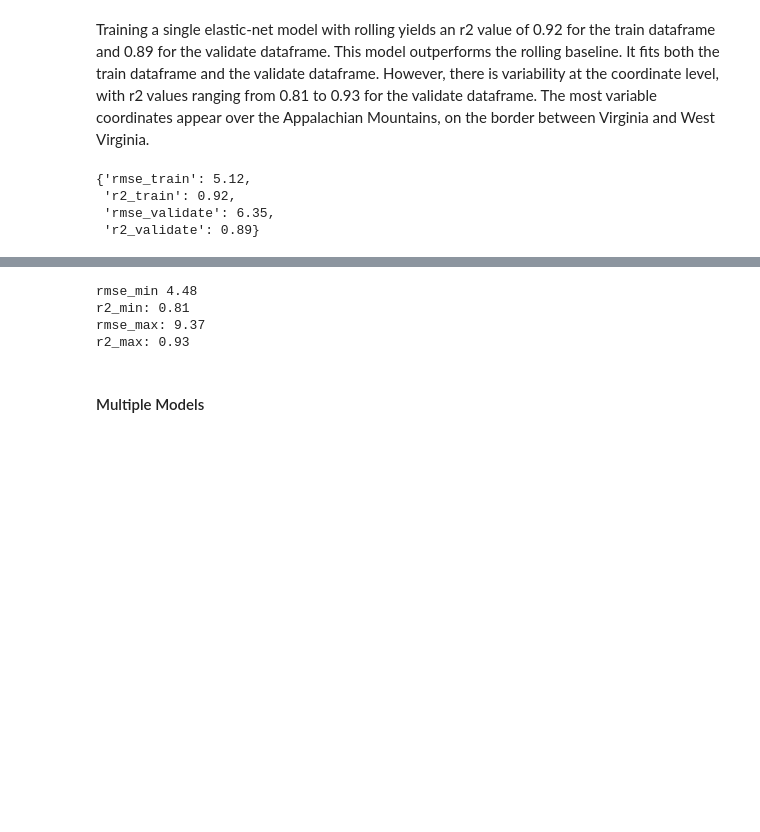
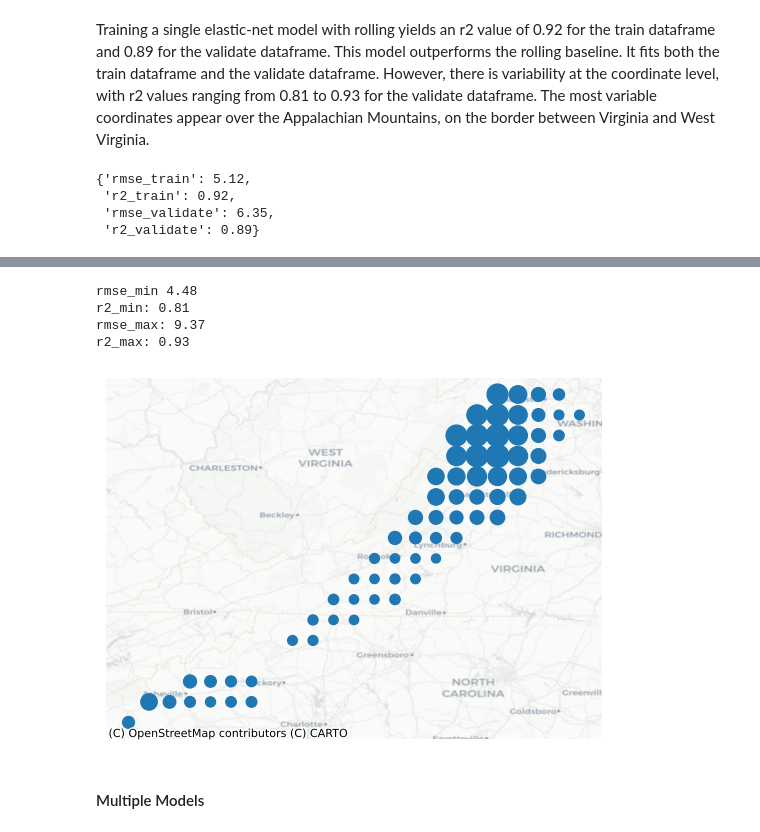
Before and after one commit to FixCarbon/um-mads, a Jupyter notebook: notebooks/train_model.ipynb, the cells around one changed output, grey strips where cells are left out. Cells and saved outputs as stored; diff of their text form; code cells hidden in the pictures; blank space fills up the shorter version.

```diff
--- a/notebooks/train_model.ipynb
+++ b/notebooks/train_model.ipynb
@@ -45,7 +47,7 @@ df_actuals = df_actuals[(df_actuals['lat'].isin(df_train['lat'])) & (df_actuals[
 # %% [markdown]
 ## Define Functions
 # %%
-def preprocess_data(df_train, df_validate, augment=False, rolling=False, window=30):
+def preprocess_data(df_train, df_validate, augment=False, rolling=False, window=30, function='min'):
     """
     Preprocess the training and validation dataframes.
 
@@ -65,12 +67,12 @@ def preprocess_data(df_train, df_validate, augment=False, rolling=False, window=
 
     if rolling:
         # Apply rolling window to the training data
-        df_train_processed = to_rolling(df_train_processed, window=window)
+        df_train_processed = to_rolling(df_train_processed, window=window, function=function)
 
         # Concatenate training and validation dataframes and apply rolling window
         df_concat = pd.concat([df_train, df_validate]).reset_index(drop=True)
         df_concat = df_concat[df_concat['time'] > pd.to_datetime(df_train['time'].max()) - pd.Timedelta(days=window)]
-        df_validate_processed = to_rolling(df_concat, window=window)
+        df_validate_processed = to_rolling(df_concat, window=window, function=function)
 
     if augment:
         # Add a 'month' column based on the 'time' column to both dataframes
@@ -314,0 +260,24 @@ def plot_temporal_results(df, model, scaler):
+# %%
+def plot_spatial_results(df, value='rmse'):
+    """
+    Plot geographical data points on a map with dynamic markers based on a specified column
+    and return the figure and axes.
+
+    Parameters:
+    - df (pd.DataFrame): A pandas DataFrame containing the spatial data.
+    - value (str): The column in df that will determine the size of the markers.
+
+    Returns:
+    - fig (Figure): The matplotlib figure object for the plot.
+    - ax (Axes): The matplotlib axes object for the plot.
+    """
+    # Convert the DataFrame to a GeoDataFrame
+    gdf = gpd.GeoDataFrame(df, crs='EPSG:4326', geometry=gpd.points_from_xy(df['lon'], df['lat']))
+
+    # Plot the results using a scatter plot graph with a basemap
+    fig, ax = plt.subplots()
+    gdf.plot(ax=ax, markersize=gdf[value] ** 2.5)
+    cx.add_basemap(ax, crs=gdf.crs, source=cx.providers.CartoDB.Positron)
+    ax.set_axis_off()
+
+    return fig, ax
@@ -579,34 +587,37 @@ plot_temporal_results(pd.concat([df_train_processed, df_validate_processed]), mo
 # Get arrays
 X_validate, _, _, features_validate = get_arrays(df_validate_processed)
 X_validate_scaled = scaler.transform(X_validate)
 
 # Add predictions to dataframe
 df_validate_processed['preds'] = model.predict(X_validate_scaled)
 
 # Assess spatial performance
 single_model_results = df_validate_processed.groupby(
         ['lat', 'lon']
     ).apply(
         lambda x: pd.Series({
             'rmse': round(mean_squared_error(x['fahrenheit'], x['preds']) ** 0.5, 2),
             'r2': round(r2_score(x['fahrenheit'], x['preds']), 2)
         }), include_groups=False
     ).reset_index(
     ).sort_values('r2', ascending=False)
 
 # Print results
 print('rmse_min', single_model_results.rmse.min())
 print('r2_min:', single_model_results.r2.min())
 print('rmse_max:', single_model_results.rmse.max())
 print('r2_max:', single_model_results.r2.max())
 
 # Plot results
-plot_spatial_results(single_model_results, lat='lat', lon='lon', value='rmse')
+plot_spatial_results(single_model_results, value='rmse')
+
+plt.show()
 # %% [output]
 rmse_min 4.48
 r2_min: 0.81
 rmse_max: 9.37
 r2_max: 0.93
+[figure, added]
 # %% [markdown]
 #### Multiple Models
 # %% [markdown]
```
Also changed, not shown: parts of 8 cells of this notebook, 8 other files.
